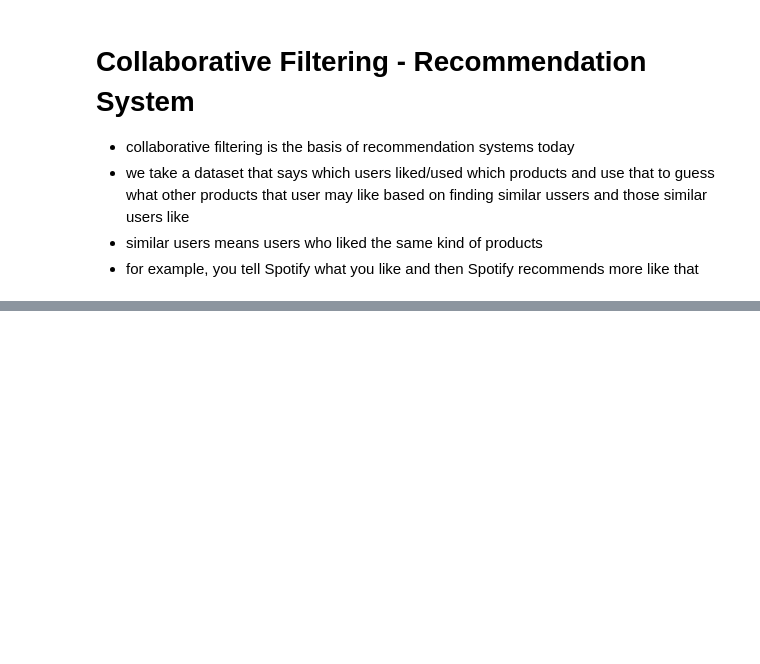
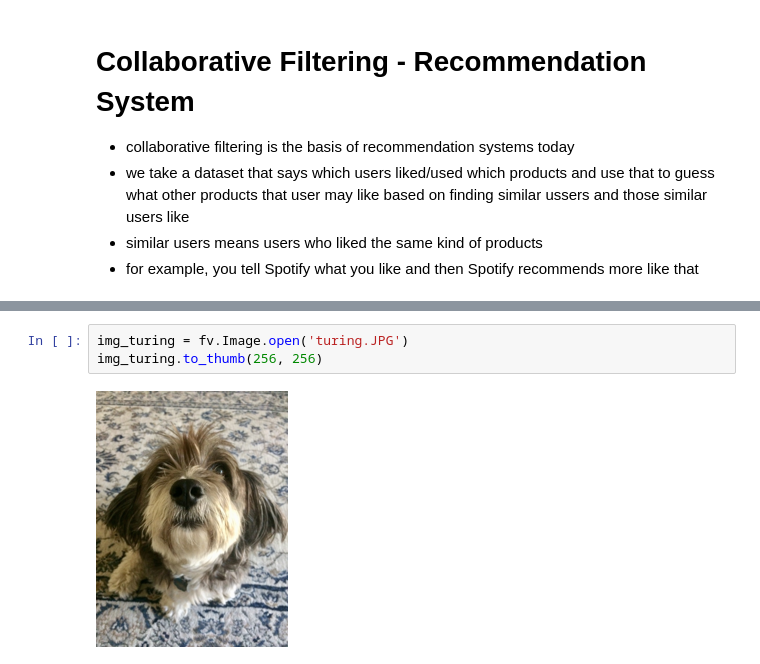
Before and after one commit to salazardenise/practical_deep_learning, a Jupyter notebook: 1_1_creating_model_from_data.ipynb, the cells around one changed output, grey strips where cells are left out. Saved outputs shown, nothing was run; the diff lists cells and outputs as text; blank space fills up the shorter version.

```diff
--- a/1_1_creating_model_from_data.ipynb
+++ b/1_1_creating_model_from_data.ipynb
@@ -328,0 +429,5 @@ If a human can do it reasonably quickly, then that is probably something that de
+# %%
+img_turing = fv.Image.open('turing.JPG')
+img_turing.to_thumb(256, 256)
+# %% [output]
+[figure, added]
```
Also changed, not shown: parts of 27 cells of this notebook, 3 other files.
